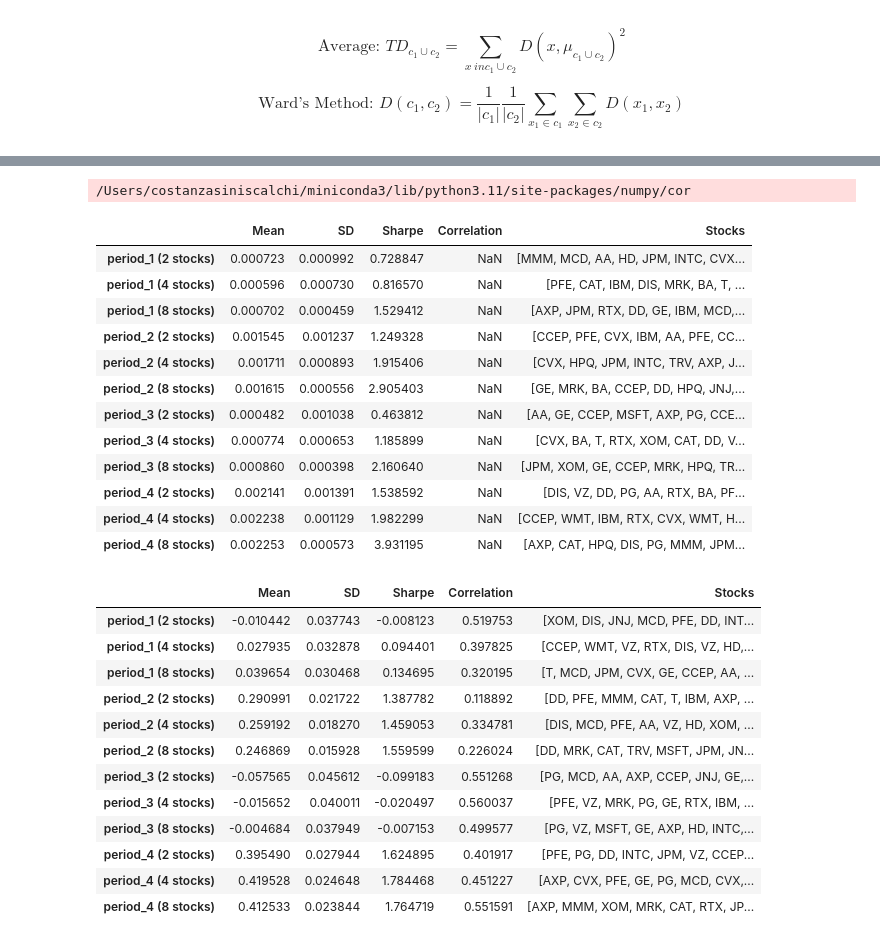
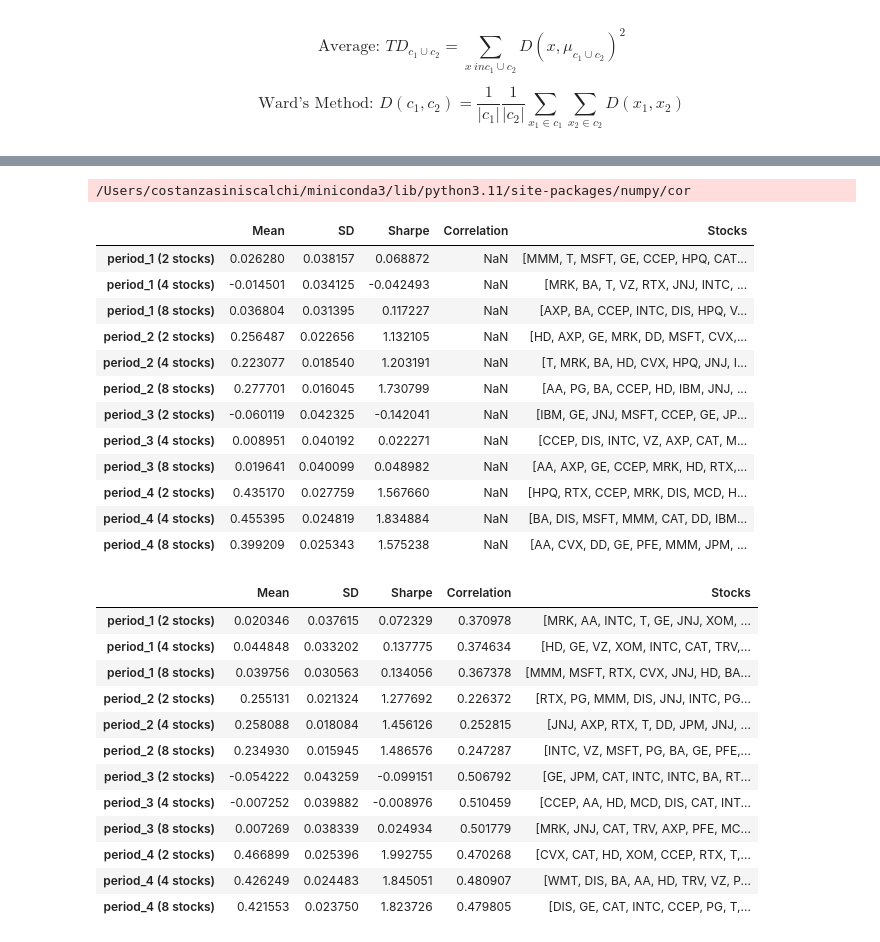
Before and after one commit to jaymay2002/PortfolioSelection, a Jupyter notebook: MSTs.ipynb, the cells around one changed output, grey strips where cells are left out. Drawn from its saved outputs; the diff is of its cells as text; code cells hidden in the pictures.

Commit message:
fixes on mean and std -- corr not working

```diff
--- a/MSTs.ipynb
+++ b/MSTs.ipynb
@@ -346,9 +346,14 @@ for period_num, period in enumerate(['period_1', 'period_2', 'period_3', 'period
         # Evaluate the portfolios in the current period
         portfolio_returns = []
         correlations = []
+        stdev = []
         for portfolio in portfolios:
             current_period_returns = period_dfs[period][list(portfolio)].mean(axis=1)
-            portfolio_returns.append(current_period_returns.mean())
+            mean_portfolio_return = np.prod(1+current_period_returns)-1
+            portfolio_returns.append(mean_portfolio_return)
+
+            mean_std = (current_period_returns).std()
+            stdev.append(mean_std)
 
             # Calculate correlation for the portfolio
             correlation_matrix = period_dfs[period][list(portfolio)].corr()
@@ -358,14 +363,14 @@ for period_num, period in enumerate(['period_1', 'period_2', 'period_3', 'period
             correlations.append(mean_correlation)
 
         average_return = np.mean(portfolio_returns)
-        std_dev = np.std(portfolio_returns)
-        sharpe_ratio = average_return / std_dev if std_dev != 0 else np.nan
+        mean_std = np.mean(stdev)
+        sharpe_ratio = np.mean((np.array(portfolio_returns)/10) / np.array(mean_std))
         average_correlation = np.mean(correlations)
 
         # Store the metrics for the portfolios
         results_by_period[f"{period} ({num_clusters} stocks)"] = {
             'Mean': average_return,
-            'SD': std_dev,
+            'SD': mean_std,
             'Sharpe': sharpe_ratio,
             'Correlation': average_correlation,
             'Stocks': all_stocks
@@ -377,18 +382,18 @@ result_df_mst
 # %% [output]
 /Users/costanzasiniscalchi/miniconda3/lib/python3.11/site-packages/numpy/cor
 |  | Mean | SD | Sharpe | Correlation | Stocks |
-| period_1 (2 stocks) | 0.000723 | 0.000992 | 0.728847 | NaN | [MMM, MCD, AA, HD, JPM, INTC, CVX... |
-| period_1 (4 stocks) | 0.000596 | 0.000730 | 0.816570 | NaN | [PFE, CAT, IBM, DIS, MRK, BA, T, ... |
-| period_1 (8 stocks) | 0.000702 | 0.000459 | 1.529412 | NaN | [AXP, JPM, RTX, DD, GE, IBM, MCD,... |
-| period_2 (2 stocks) | 0.001545 | 0.001237 | 1.249328 | NaN | [CCEP, PFE, CVX, IBM, AA, PFE, CC... |
-| period_2 (4 stocks) | 0.001711 | 0.000893 | 1.915406 | NaN | [CVX, HPQ, JPM, INTC, TRV, AXP, J... |
-| period_2 (8 stocks) | 0.001615 | 0.000556 | 2.905403 | NaN | [GE, MRK, BA, CCEP, DD, HPQ, JNJ,... |
-| period_3 (2 stocks) | 0.000482 | 0.001038 | 0.463812 | NaN | [AA, GE, CCEP, MSFT, AXP, PG, CCE... |
-| period_3 (4 stocks) | 0.000774 | 0.000653 | 1.185899 | NaN | [CVX, BA, T, RTX, XOM, CAT, DD, V... |
-| period_3 (8 stocks) | 0.000860 | 0.000398 | 2.160640 | NaN | [JPM, XOM, GE, CCEP, MRK, HPQ, TR... |
-| period_4 (2 stocks) | 0.002141 | 0.001391 | 1.538592 | NaN | [DIS, VZ, DD, PG, AA, RTX, BA, PF... |
-| period_4 (4 stocks) | 0.002238 | 0.001129 | 1.982299 | NaN | [CCEP, WMT, IBM, RTX, CVX, WMT, H... |
-| period_4 (8 stocks) | 0.002253 | 0.000573 | 3.931195 | NaN | [AXP, CAT, HPQ, DIS, PG, MMM, JPM... |
+| period_1 (2 stocks) | 0.026280 | 0.038157 | 0.068872 | NaN | [MMM, T, MSFT, GE, CCEP, HPQ, CAT... |
+| period_1 (4 stocks) | -0.014501 | 0.034125 | -0.042493 | NaN | [MRK, BA, T, VZ, RTX, JNJ, INTC, ... |
+| period_1 (8 stocks) | 0.036804 | 0.031395 | 0.117227 | NaN | [AXP, BA, CCEP, INTC, DIS, HPQ, V... |
+| period_2 (2 stocks) | 0.256487 | 0.022656 | 1.132105 | NaN | [HD, AXP, GE, MRK, DD, MSFT, CVX,... |
+| period_2 (4 stocks) | 0.223077 | 0.018540 | 1.203191 | NaN | [T, MRK, BA, HD, CVX, HPQ, JNJ, I... |
+| period_2 (8 stocks) | 0.277701 | 0.016045 | 1.730799 | NaN | [AA, PG, BA, CCEP, HD, IBM, JNJ, ... |
+| period_3 (2 stocks) | -0.060119 | 0.042325 | -0.142041 | NaN | [IBM, GE, JNJ, MSFT, CCEP, GE, JP... |
+| period_3 (4 stocks) | 0.008951 | 0.040192 | 0.022271 | NaN | [CCEP, DIS, INTC, VZ, AXP, CAT, M... |
+| period_3 (8 stocks) | 0.019641 | 0.040099 | 0.048982 | NaN | [AA, AXP, GE, CCEP, MRK, HD, RTX,... |
+| period_4 (2 stocks) | 0.435170 | 0.027759 | 1.567660 | NaN | [HPQ, RTX, CCEP, MRK, DIS, MCD, H... |
+| period_4 (4 stocks) | 0.455395 | 0.024819 | 1.834884 | NaN | [BA, DIS, MSFT, MMM, CAT, DD, IBM... |
+| period_4 (8 stocks) | 0.399209 | 0.025343 | 1.575238 | NaN | [AA, CVX, DD, GE, PFE, MMM, JPM, ... |
 # %%
 def calculate_metrics_for_random_selection(period_dfs, num_stocks_list):
     results_by_period = {}
@@ -428,47 +433,48 @@ def calculate_metrics_for_random_selection(period_dfs, num_stocks_list):
                 upper_triangle = correlation_matrix.where(np.triu(np.ones(correlation_matrix.shape), k=1).astype(bool))
                 upper_triangle_flat = upper_triangle.stack().dropna().tolist()
                 mean_correlation = np.mean(upper_triangle_flat)
-                correlation = mean_correlation
+                correlation.append(mean_correlation)
 
             #stocks_length_list[period] = selected_stocks_list
 
             sharpe_ratio = np.mean((np.array(portfolio_returns)/10) / np.array(std_returns))
             mean_return = np.mean(portfolio_returns)
             mean_std = np.mean(std_returns)
             final_stocks_list = [list(i) for i in selected_stocks_list.values()]
+            mean_correlations = np.mean(correlation)
 
-            results_by_stocks[num_stocks] = {'Mean': mean_return, 'SD': mean_std, 'Sharpe': sharpe_ratio, 'Correlation': mean_correlation, "Stocks" : final_stocks_list}
+            results_by_stocks[num_stocks] = {'Mean': mean_return, 'SD': mean_std, 'Sharpe': sharpe_ratio, 'Correlation': mean_correlations, "Stocks" : final_stocks_list}
 
         results_by_period[period] = results_by_stocks
 
     return results_by_period
 
 num_stocks_list = [2, 4, 8]
 
 results_by_period = calculate_metrics_for_random_selection(period_dfs, num_stocks_list)
 
 dfs = []
 for period, results_by_stocks in results_by_period.items():
     for num_stocks, metrics in results_by_stocks.items():
         df = pd.DataFrame(metrics, index=[f"{period} ({num_stocks} stocks)"])
         dfs.append(df)
 
 result_df_random = pd.concat(dfs)
 result_df_random
 # %% [output]
 |  | Mean | SD | Sharpe | Correlation | Stocks |
-| period_1 (2 stocks) | -0.010442 | 0.037743 | -0.008123 | 0.519753 | [XOM, DIS, JNJ, MCD, PFE, DD, INT... |
-| period_1 (4 stocks) | 0.027935 | 0.032878 | 0.094401 | 0.397825 | [CCEP, WMT, VZ, RTX, DIS, VZ, HD,... |
-| period_1 (8 stocks) | 0.039654 | 0.030468 | 0.134695 | 0.320195 | [T, MCD, JPM, CVX, GE, CCEP, AA, ... |
-| period_2 (2 stocks) | 0.290991 | 0.021722 | 1.387782 | 0.118892 | [DD, PFE, MMM, CAT, T, IBM, AXP, ... |
-| period_2 (4 stocks) | 0.259192 | 0.018270 | 1.459053 | 0.334781 | [DIS, MCD, PFE, AA, VZ, HD, XOM, ... |
-| period_2 (8 stocks) | 0.246869 | 0.015928 | 1.559599 | 0.226024 | [DD, MRK, CAT, TRV, MSFT, JPM, JN... |
-| period_3 (2 stocks) | -0.057565 | 0.045612 | -0.099183 | 0.551268 | [PG, MCD, AA, AXP, CCEP, JNJ, GE,... |
-| period_3 (4 stocks) | -0.015652 | 0.040011 | -0.020497 | 0.560037 | [PFE, VZ, MRK, PG, GE, RTX, IBM, ... |
-| period_3 (8 stocks) | -0.004684 | 0.037949 | -0.007153 | 0.499577 | [PG, VZ, MSFT, GE, AXP, HD, INTC,... |
-| period_4 (2 stocks) | 0.395490 | 0.027944 | 1.624895 | 0.401917 | [PFE, PG, DD, INTC, JPM, VZ, CCEP... |
-| period_4 (4 stocks) | 0.419528 | 0.024648 | 1.784468 | 0.451227 | [AXP, CVX, PFE, GE, PG, MCD, CVX,... |
-| period_4 (8 stocks) | 0.412533 | 0.023844 | 1.764719 | 0.551591 | [AXP, MMM, XOM, MRK, CAT, RTX, JP... |
+| period_1 (2 stocks) | 0.020346 | 0.037615 | 0.072329 | 0.370978 | [MRK, AA, INTC, T, GE, JNJ, XOM, ... |
+| period_1 (4 stocks) | 0.044848 | 0.033202 | 0.137775 | 0.374634 | [HD, GE, VZ, XOM, INTC, CAT, TRV,... |
+| period_1 (8 stocks) | 0.039756 | 0.030563 | 0.134056 | 0.367378 | [MMM, MSFT, RTX, CVX, JNJ, HD, BA... |
+| period_2 (2 stocks) | 0.255131 | 0.021324 | 1.277692 | 0.226372 | [RTX, PG, MMM, DIS, JNJ, INTC, PG... |
+| period_2 (4 stocks) | 0.258088 | 0.018084 | 1.456126 | 0.252815 | [JNJ, AXP, RTX, T, DD, JPM, JNJ, ... |
+| period_2 (8 stocks) | 0.234930 | 0.015945 | 1.486576 | 0.247287 | [INTC, VZ, MSFT, PG, BA, GE, PFE,... |
+| period_3 (2 stocks) | -0.054222 | 0.043259 | -0.099151 | 0.506792 | [GE, JPM, CAT, INTC, INTC, BA, RT... |
+| period_3 (4 stocks) | -0.007252 | 0.039882 | -0.008976 | 0.510459 | [CCEP, AA, HD, MCD, DIS, CAT, INT... |
+| period_3 (8 stocks) | 0.007269 | 0.038339 | 0.024934 | 0.501779 | [MRK, JNJ, CAT, TRV, AXP, PFE, MC... |
+| period_4 (2 stocks) | 0.466899 | 0.025396 | 1.992755 | 0.470268 | [CVX, CAT, HD, XOM, CCEP, RTX, T,... |
+| period_4 (4 stocks) | 0.426249 | 0.024483 | 1.845051 | 0.480907 | [WMT, DIS, BA, AA, HD, TRV, VZ, P... |
+| period_4 (8 stocks) | 0.421553 | 0.023750 | 1.823726 | 0.479805 | [DIS, GE, CAT, INTC, CCEP, PG, T,... |
 # %%
 def plot_metric(metric_name):
     labels = list(result_df_random.index)
```
Also changed, not shown: parts of 5 cells of this notebook.
